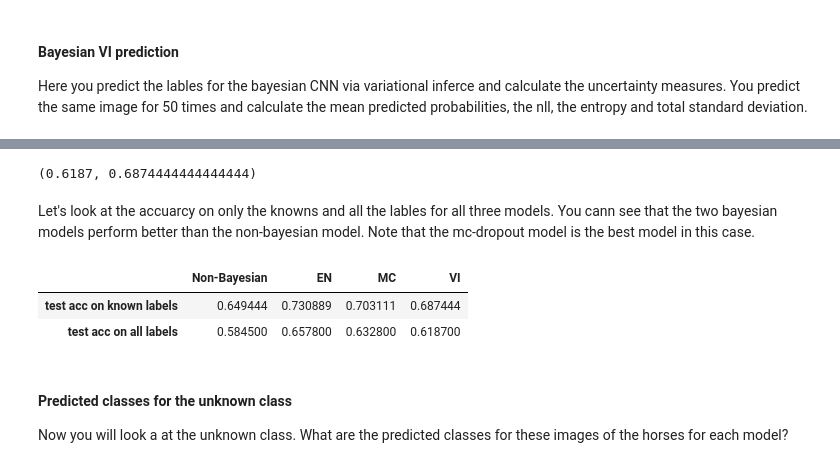
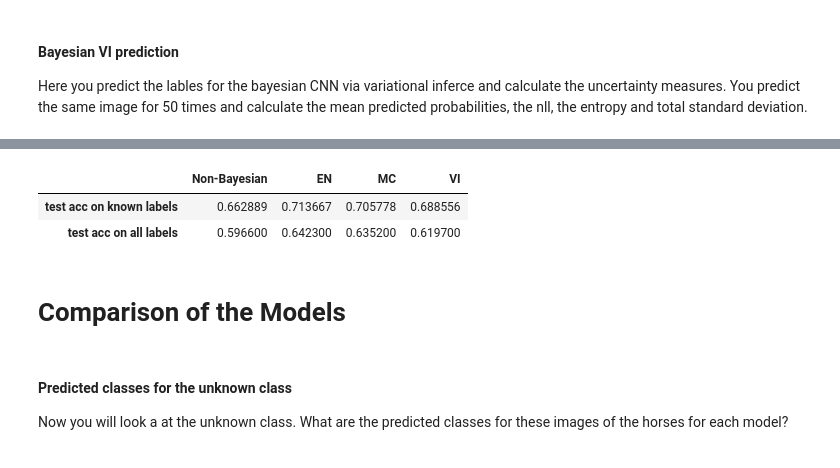
Before and after one commit to tensorchiefs/dl_course_2024, a Jupyter notebook: notebooks/17_cifar10_classification_mc_and_vi_sol.ipynb, the cells around one changed output, grey strips where cells are left out. Cells and saved outputs as stored; diff of their text form; code cells hidden in the pictures.

```diff
--- a/notebooks/17_cifar10_classification_mc_and_vi_sol.ipynb
+++ b/notebooks/17_cifar10_classification_mc_and_vi_sol.ipynb
@@ -474,11 +753,11 @@ for i in range(0,5):
 train_mc=False
 
 if not train_mc:
-  urllib.request.urlretrieve("https://raw.githubusercontent.com/tensorchiefs/dl_book/master/data/history_mc_cifar10.csv", "history_mc_cifar10.csv")
+  urllib.request.urlretrieve(os.path.join(DATA_PATH,"history_mc_cifar10.csv"), "history_mc_cifar10.csv")
   history=np.loadtxt("history_mc_cifar10.csv",delimiter=",")
 
   # download and load weights of the model
-  urllib.request.urlretrieve("https://raw.githubusercontent.com/tensorchiefs/dl_book/master/data/model_mc_cifar10_weights.hdf5", "model_mc_cifar10_weights.hdf5")
+  urllib.request.urlretrieve(os.path.join(DATA_PATH,"model_mc_cifar10_weights.hdf5"), "model_mc_cifar10_weights.hdf5")
   model_mc.load_weights("model_mc_cifar10_weights.hdf5")
 
 else:
@@ -547,5 +860,6 @@ _________________________________________________________________
 # %% [markdown]
 In the next cell you can see that you get a different prediction for the same image, when you predict it multilple times. Everytime you sample each weight with the corresponding parameters and the prediction changes a bit.
 # %%
-for i in range(0,5):
-  print(model_vi.predict(x_train[0:1])[0])
+vi_preds=[]
+for i in range(5):
+  vi_preds.append(model_vi.predict(x_train[0:1])[0])
@@ -563,11 +886,24 @@ for i in range(0,5):
 # %%
-# Training
-# Note that we trained longer for the VI methods, than for the MC Bayes
-# from  tensorflow.keras.callbacks import ModelCheckpoint
-# fp = "vi_128_lrdefault_weights.{epoch:02d}-{val_loss:.2f}.hdf5"
-# cb = ModelCheckpoint(filepath=fp, monitor='val_loss', verbose=0, save_best_only=False, save_weights_only=False, mode='auto', period=50)
-# history=model_vi.fit(x_train, y_train,validation_data=(x_val,y_val), batch_size=128,epochs=700,verbose=1, callbacks=[cb])
-# model_vi.save_weights('vi_128_lrdefault.hdf5')
-# import pickle
-# with open('model_vi_bs_128_lrdefault_hist.pickle', 'wb') as file_pi:
-#         pickle.dump(history.history, file_pi)
+train_vi=False
+
+if not train_vi:
+  # download and load weights of the model
+  urllib.request.urlretrieve(os.path.join(DATA_PATH,"vi_128_lrdefault.hdf5"), "vi_128_lrdefault.hdf5")
+  model_vi.load_weights("vi_128_lrdefault.hdf5")
+
+  # download the history
+  urllib.request.urlretrieve(os.path.join(DATA_PATH,"model_vi_bs_128_lrdefault_hist.pickle"), "model_vi_bs_128_lrdefault_hist.pickle")
+  with open('model_vi_bs_128_lrdefault_hist.pickle', 'rb') as f:
+      history = pickle.load(f)
+
+else:
+  # Training
+  # Note that we trained longer for the VI methods, than for the MC Bayes
+  from  tensorflow.keras.callbacks import ModelCheckpoint
+  fp = "vi_128_lrdefault_weights.{epoch:02d}-{val_loss:.2f}.hdf5"
+  cb = ModelCheckpoint(filepath=fp, monitor='val_loss', verbose=0, save_best_only=False, save_weights_only=False, mode='auto', period=50)
+  history=model_vi.fit(x_train, y_train,validation_data=(x_val,y_val), batch_size=128,epochs=700,verbose=1, callbacks=[cb])
+  model_vi.save_weights('vi_128_lrdefault.hdf5')
+  import pickle
+  with open('model_vi_bs_128_lrdefault_hist.pickle', 'wb') as file_pi:
+          pickle.dump(history.history, file_pi)
@@ -688,21 +957,14 @@ Please use `tqdm.notebook.tqdm` instead of `tqdm.tqdm_notebook`
-# %%
-test_acc_all_vi=np.average(true_labels==pred_labels_vi)
-test_acc_known_vi=np.average(true_labels[known_idx]==pred_labels_vi[known_idx])
-test_acc_all_vi, test_acc_known_vi
-# %% [output]
-(0.6187, 0.6874444444444444)
-# %% [markdown]
-Let's look at the accuarcy on only the knowns and all the lables for all  three models. You cann see that the two bayesian models perform better than the non-bayesian model. Note that the mc-dropout model is the best model in this case.
 # %%
-import pandas as pd
 pd.DataFrame(np.array([[test_acc_known, test_acc_known_en, test_acc_known_mc, test_acc_known_vi],
                        [test_acc_all, test_acc_all_en, test_acc_all_mc, test_acc_all_vi]]),
              index=['test acc on known labels','test acc on all labels'],
-             columns=['Non-Bayesian', "EN", 'MC','VI'])
+             columns=['Non-Bayesian', "Ensemble", 'MC','VI'])
 # %% [output]
 |  | Non-Bayesian | EN | MC | VI |
-| test acc on known labels | 0.649444 | 0.730889 | 0.703111 | 0.687444 |
-| test acc on all labels | 0.584500 | 0.657800 | 0.632800 | 0.618700 |
+| test acc on known labels | 0.662889 | 0.713667 | 0.705778 | 0.688556 |
+| test acc on all labels | 0.596600 | 0.642300 | 0.635200 | 0.619700 |
+# %% [markdown]
+# Comparison of the Models
 # %% [markdown]
 #### Predicted classes for the unknown class
 Now you will look a at the unknown class. What are the predicted classes for these images of the horses for each model?
```
Also changed, not shown: parts of 57 cells of this notebook.
